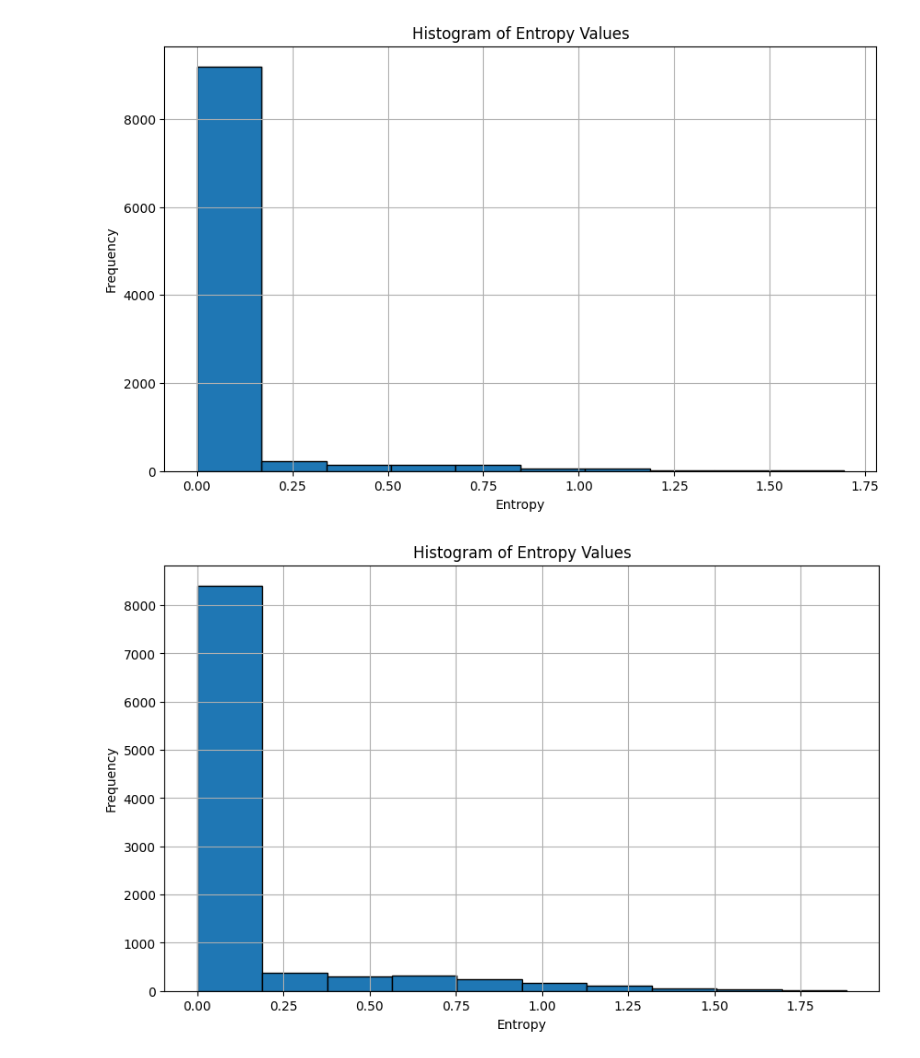
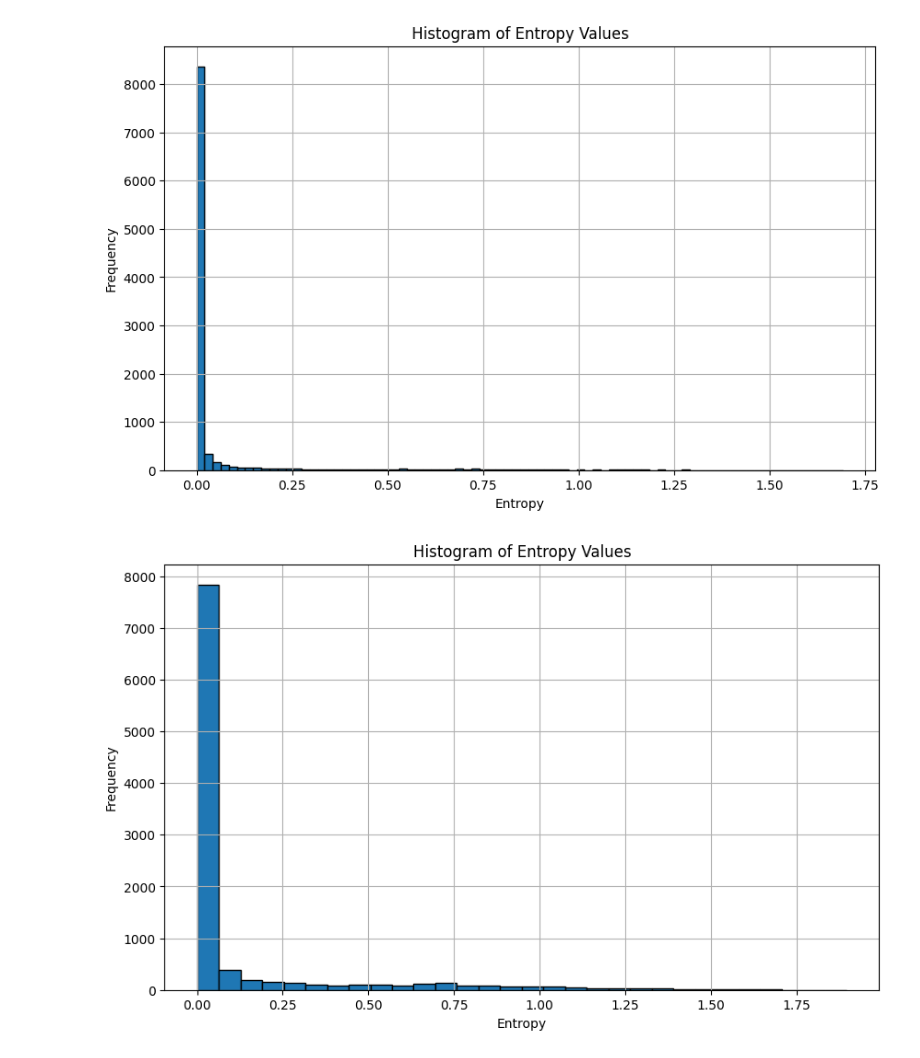
Before and after one commit to jonathansim/Rank-1-Bayesian-Neural-Networks, a Jupyter notebook: results_processing/histograms.ipynb, the cells around one changed output. Cells and saved outputs as stored; diff of their text form; code cells hidden in the pictures.

```diff
--- a/results_processing/histograms.ipynb
+++ b/results_processing/histograms.ipynb
@@ -1,22 +1,22 @@
 # %%
 import matplotlib.pyplot as plt
 
 # Read entropy values from the text file
 file_path = 'BNN_normal_data_entropy.txt'
 
 with open(file_path, 'r') as file:
     entropies = [float(line.strip()) for line in file]
 
 # Create a histogram
 plt.figure(figsize=(10, 6))
-plt.hist(entropies, bins=10, edgecolor='black')
+plt.hist(entropies, bins=80, edgecolor='black')
 plt.title('Histogram of Entropy Values')
 plt.xlabel('Entropy')
 plt.ylabel('Frequency')
 plt.grid(True)
 plt.show()
 # %% [output]
-[figure, old version]
+[figure, new version]
 # %%
 # Read entropy values from the text file
 file_path = 'BNN_corrupt_data_entropy.txt'
@@ -26,11 +26,11 @@ with open(file_path, 'r') as file:
 
 # Create a histogram
 plt.figure(figsize=(10, 6))
-plt.hist(entropies, bins=10, edgecolor='black')
+plt.hist(entropies, bins=30, edgecolor='black')
 plt.title('Histogram of Entropy Values')
 plt.xlabel('Entropy')
 plt.ylabel('Frequency')
 plt.grid(True)
 plt.show()
 # %% [output]
-[figure, old version]
+[figure, new version]
```
Also changed, not shown: parts of 1 cell of this notebook, 4 other files.
